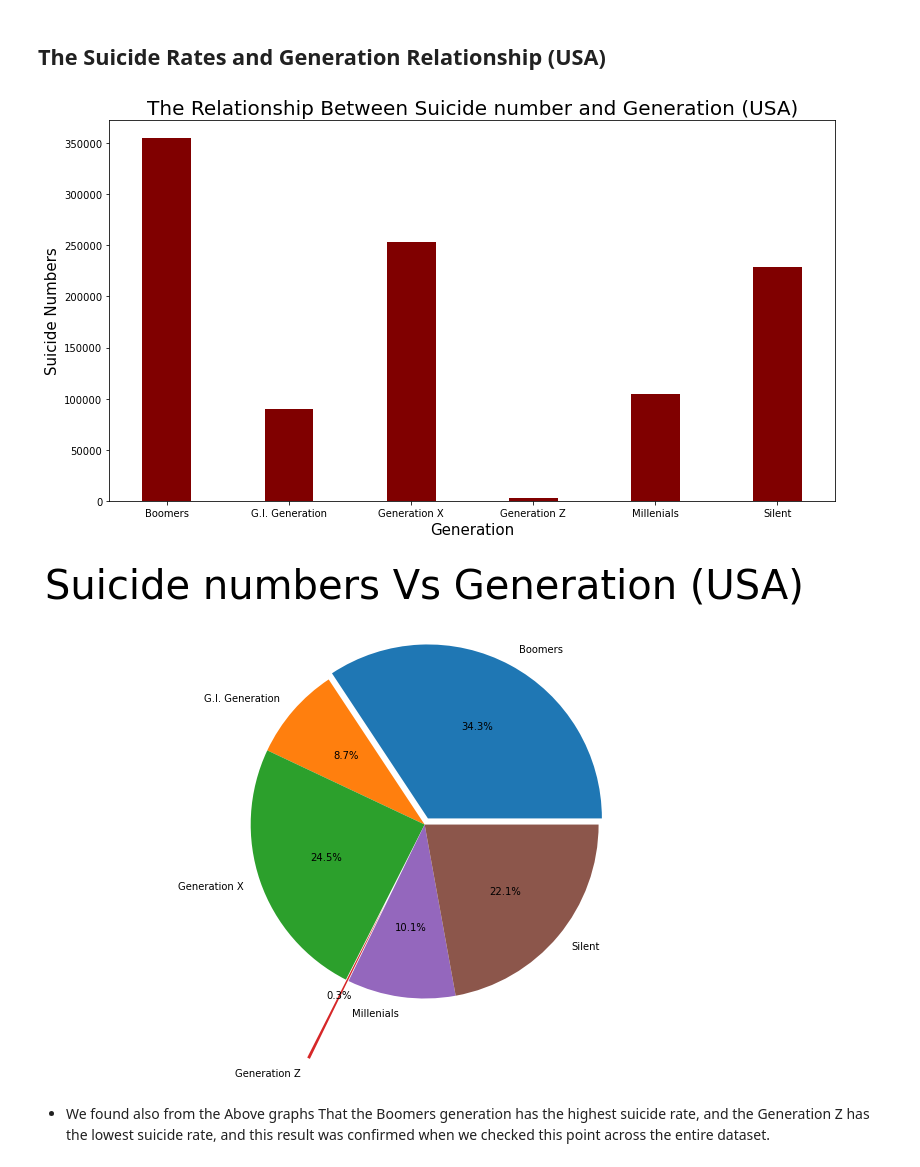
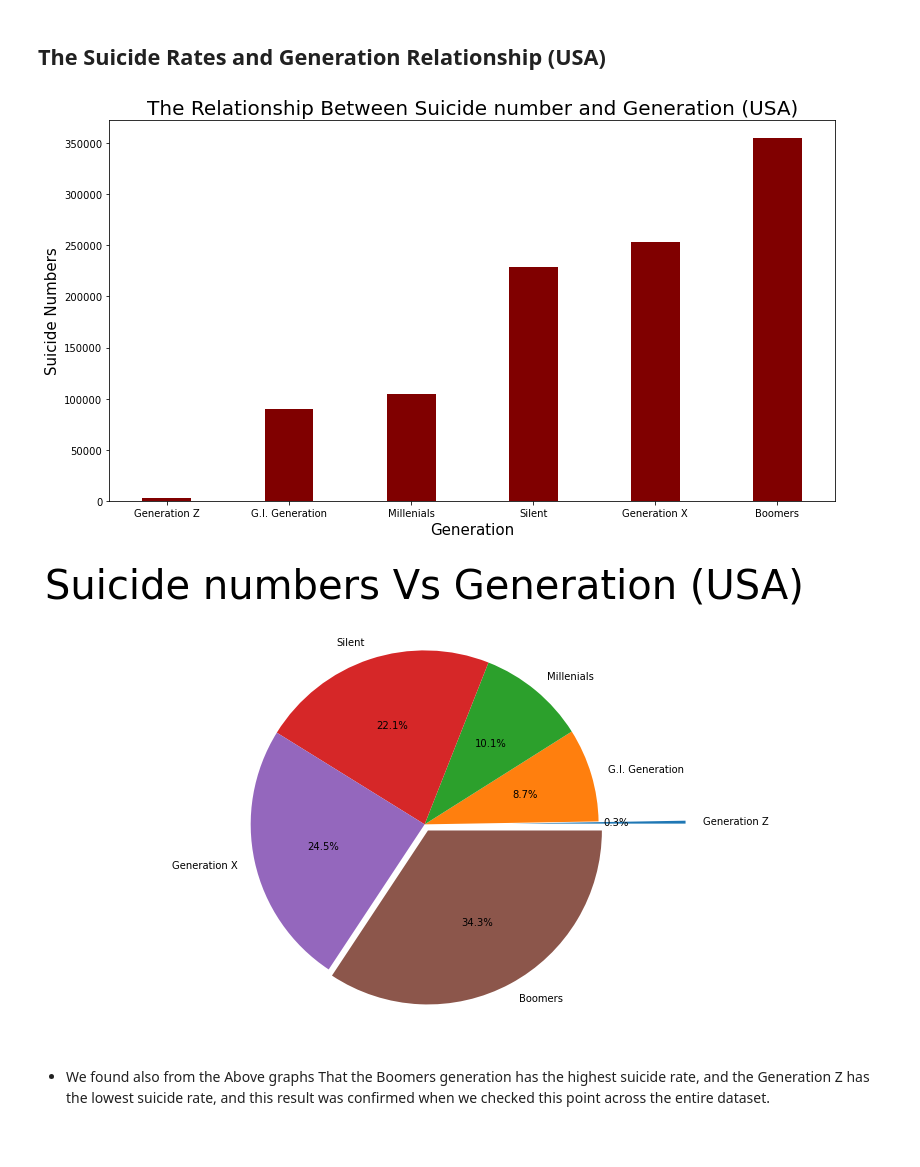
Before and after one commit to ahmedmagde/CDC-Micro-Mental-Project, a Jupyter notebook: CDC-Micro-Mental-Project.ipynb, the cells around one changed output. Cells and saved outputs as stored; diff of their text form; code cells hidden in the pictures; blank space fills up the shorter version.

```diff
--- a/CDC-Micro-Mental-Project.ipynb
+++ b/CDC-Micro-Mental-Project.ipynb
@@ -570,7 +592,7 @@ plt.show()
 # %% [markdown]
 ## The Suicide Rates and Generation Relationship (USA)
 # %%
-generation =  df_usa.groupby('generation', as_index=False)['suicide_number'].sum()
+generation =  df_usa.groupby('generation', as_index=False)['suicide_number'].sum().sort_values(by='suicide_number', ascending=True)
 #generation
 # %%
 x1=generation['generation']
@@ -582,14 +604,14 @@ plt.ylabel('Suicide Numbers', fontsize=15)
 plt.title('The Relationship Between Suicide number and Generation (USA)', fontsize=20)
 plt.show()
 # %% [output]
-[figure, old version]
+[figure, new version]
 # %%
 plt.figure(figsize=(8,8))
 plt.title('Suicide numbers Vs Generation (USA)', fontsize=40)
-plt.pie(generation.suicide_number, explode =(0.04, 0, 0, 0.5, 0, 0), labels=generation.generation, autopct='%1.1f%%')
+plt.pie(generation.suicide_number, explode =(0.5, 0, 0, 0, 0, 0.04), labels=generation.generation, autopct='%1.1f%%')
 plt.show()
 # %% [output]
-[figure, old version]
+[figure, new version]
 # %% [markdown]
 - We found also from the Above graphs That the Boomers generation has the highest suicide rate, and the Generation Z has the lowest suicide rate, and this result was confirmed when we checked this point across the entire dataset.
 # %% [markdown]
```
Also changed, not shown: parts of 24 cells of this notebook.
